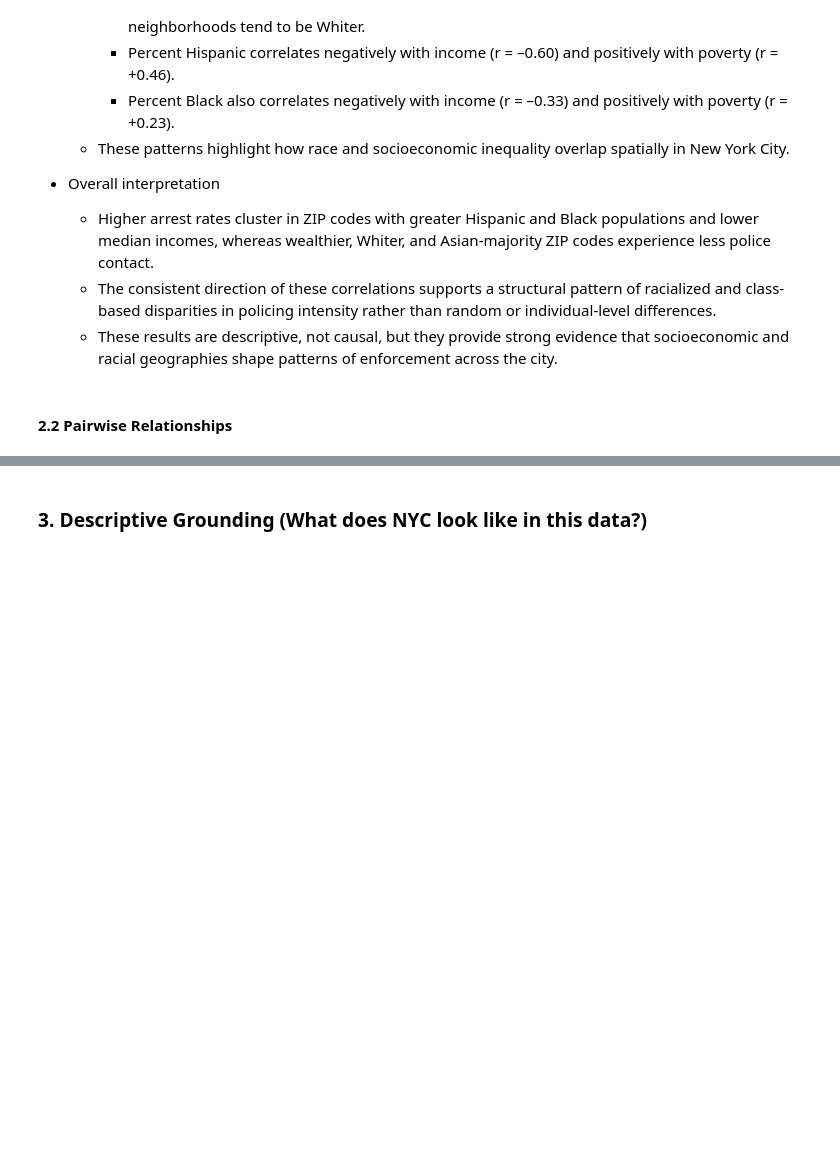
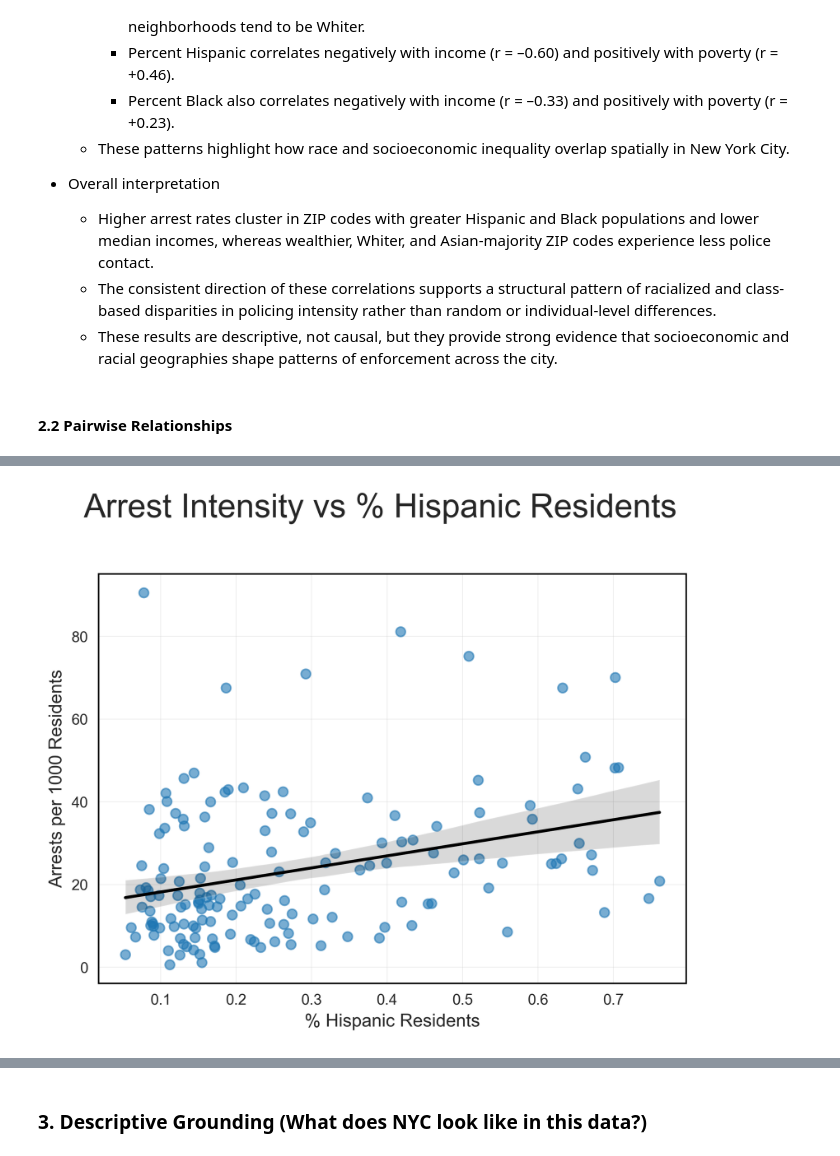
Before and after one commit to giomhern/project-ariel-ruhaan-gio, a Jupyter notebook: notebooks/analysis_2023.ipynb, the cells around one changed output, grey strips where cells are left out. Saved outputs shown, nothing was run; the diff lists cells and outputs as text; code cells hidden in the pictures; blank space fills up the shorter version.

```diff
--- a/notebooks/analysis_2023.ipynb
+++ b/notebooks/analysis_2023.ipynb
@@ -297,0 +320,10 @@ plt.show()
+# %%
+fig2 = regplot_clean(
+    df, "pct_hispanic", "arrest_rate_per_1000",
+    "% Hispanic Residents", "Arrests per 1000 Residents",
+    "Arrest Intensity vs % Hispanic Residents"
+)
+
+fig2.savefig("../outputs/arrest_vs_pct_hispanic.png", dpi=300, bbox_inches="tight")
+# %% [output]
+[figure, added]
```
Also changed, not shown: parts of 18 cells of this notebook.
